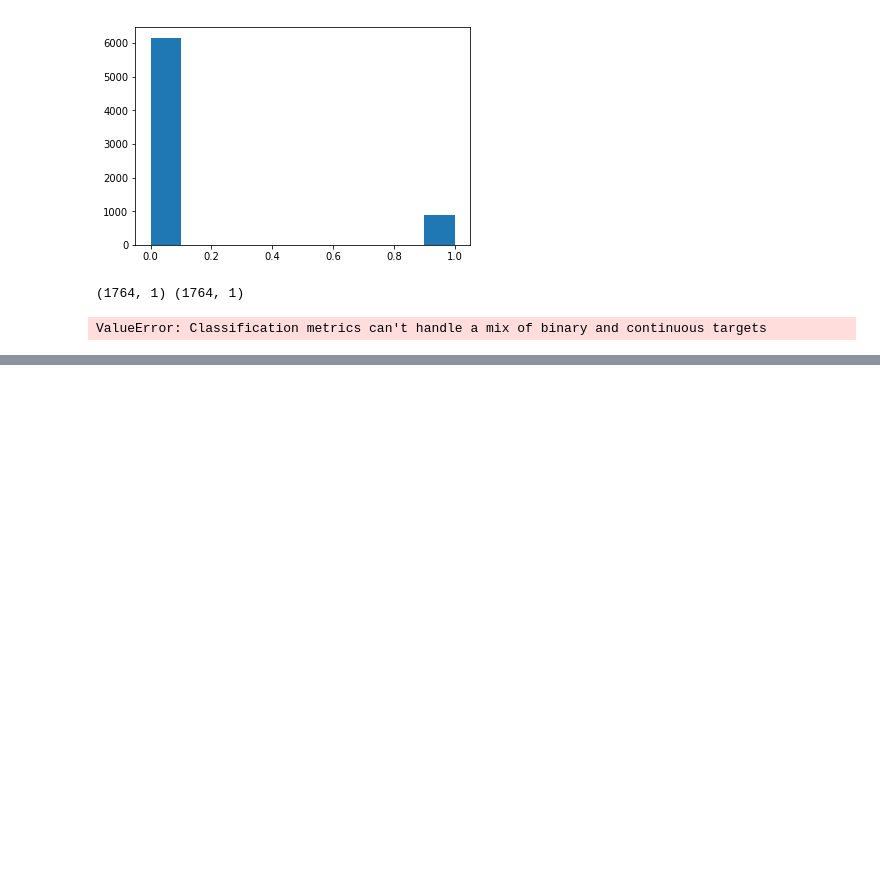
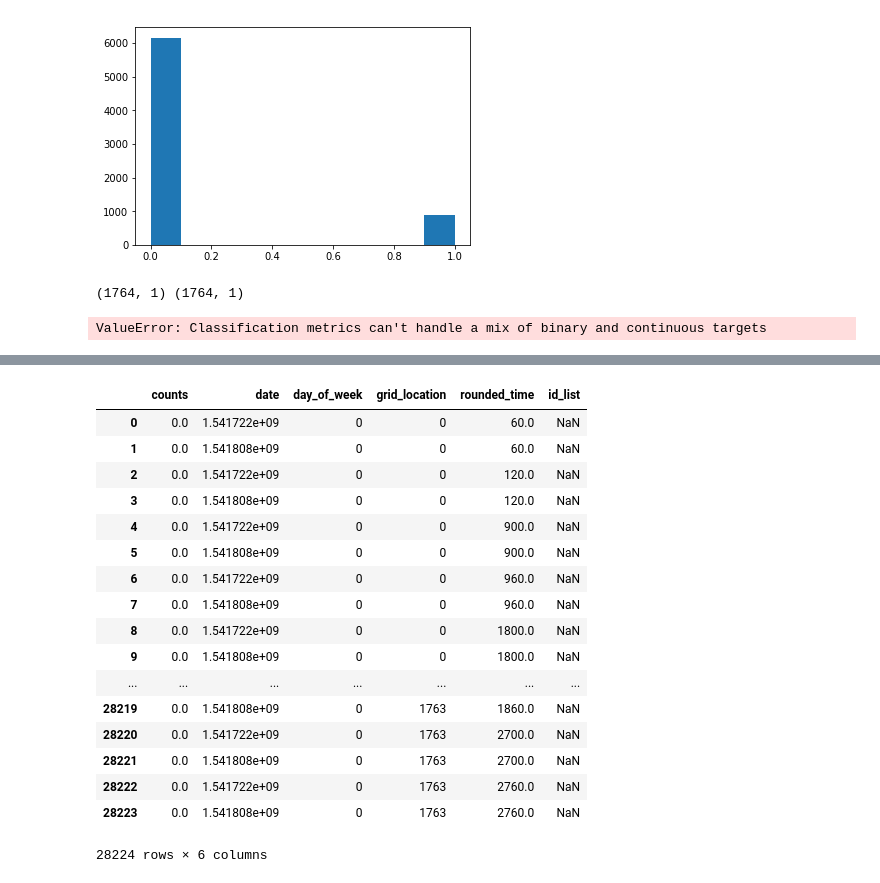
Before and after one commit to johnhayes20/Fantastic-Scooters-and-How-to-Redestribute-Them, a Jupyter notebook: Data Cleaning.ipynb, the cells around one changed output, grey strips where cells are left out. Cells and saved outputs as stored; diff of their text form; code cells hidden in the pictures; blank space fills up the shorter version.

```diff
--- a/Data Cleaning.ipynb
+++ b/Data Cleaning.ipynb
@@ -286,4 +285,4 @@ double_merge[double_merge['grid_location']==0]
 # %%
 #For Categorical - set count to 1 or 0 depending on if there are any scooters there
 
-new_df.loc[(new_df['count'] >= 1), 'count'] =1
+#new_df.loc[(new_df['count'] >= 1), 'count'] =1
@@ -386,0 +387,2 @@ for train_index, test_index in tscv.split(X):
+# %%
+group_df = df.groupby(['grid_location', 'date', 'rounded_time'])['id'].apply(list)
@@ -386,0 +399,27 @@ for train_index, test_index in tscv.split(X):
+# %%
+group_df
+g = df.groupby(['grid_location', 'date', 'rounded_time'])['id'].apply(list).reset_index(name='id_list')
+#g['size'] = df.groupby(['grid_location', 'date', 'rounded_time'])['id'].transform('size')
+g['date'] =(g['date'] - datetime.datetime(1970,1,1)).dt.total_seconds()
+#new_df
+merger_df = pd.merge(new_df, g, on=['grid_location', 'date', 'rounded_time'], how='outer')
+merger_df
+# %% [output]
+|  | counts | date | day_of_week | grid_location | rounded_time | id_list |
+| 0 | 0.0 | 1.541722e+09 | 0 | 0 | 60.0 | NaN |
+| 1 | 0.0 | 1.541808e+09 | 0 | 0 | 60.0 | NaN |
+| 2 | 0.0 | 1.541722e+09 | 0 | 0 | 120.0 | NaN |
+| 3 | 0.0 | 1.541808e+09 | 0 | 0 | 120.0 | NaN |
+| 4 | 0.0 | 1.541722e+09 | 0 | 0 | 900.0 | NaN |
+| 5 | 0.0 | 1.541808e+09 | 0 | 0 | 900.0 | NaN |
+| 6 | 0.0 | 1.541722e+09 | 0 | 0 | 960.0 | NaN |
+| 7 | 0.0 | 1.541808e+09 | 0 | 0 | 960.0 | NaN |
+| 8 | 0.0 | 1.541722e+09 | 0 | 0 | 1800.0 | NaN |
+| 9 | 0.0 | 1.541808e+09 | 0 | 0 | 1800.0 | NaN |
+| ... | ... | ... | ... | ... | ... | ... |
+| 28219 | 0.0 | 1.541808e+09 | 0 | 1763 | 1860.0 | NaN |
+| 28220 | 0.0 | 1.541722e+09 | 0 | 1763 | 2700.0 | NaN |
+| 28221 | 0.0 | 1.541808e+09 | 0 | 1763 | 2700.0 | NaN |
+| 28222 | 0.0 | 1.541722e+09 | 0 | 1763 | 2760.0 | NaN |
+| 28223 | 0.0 | 1.541808e+09 | 0 | 1763 | 2760.0 | NaN |
+28224 rows × 6 columns
```
Also changed, not shown: parts of 25 cells of this notebook.
